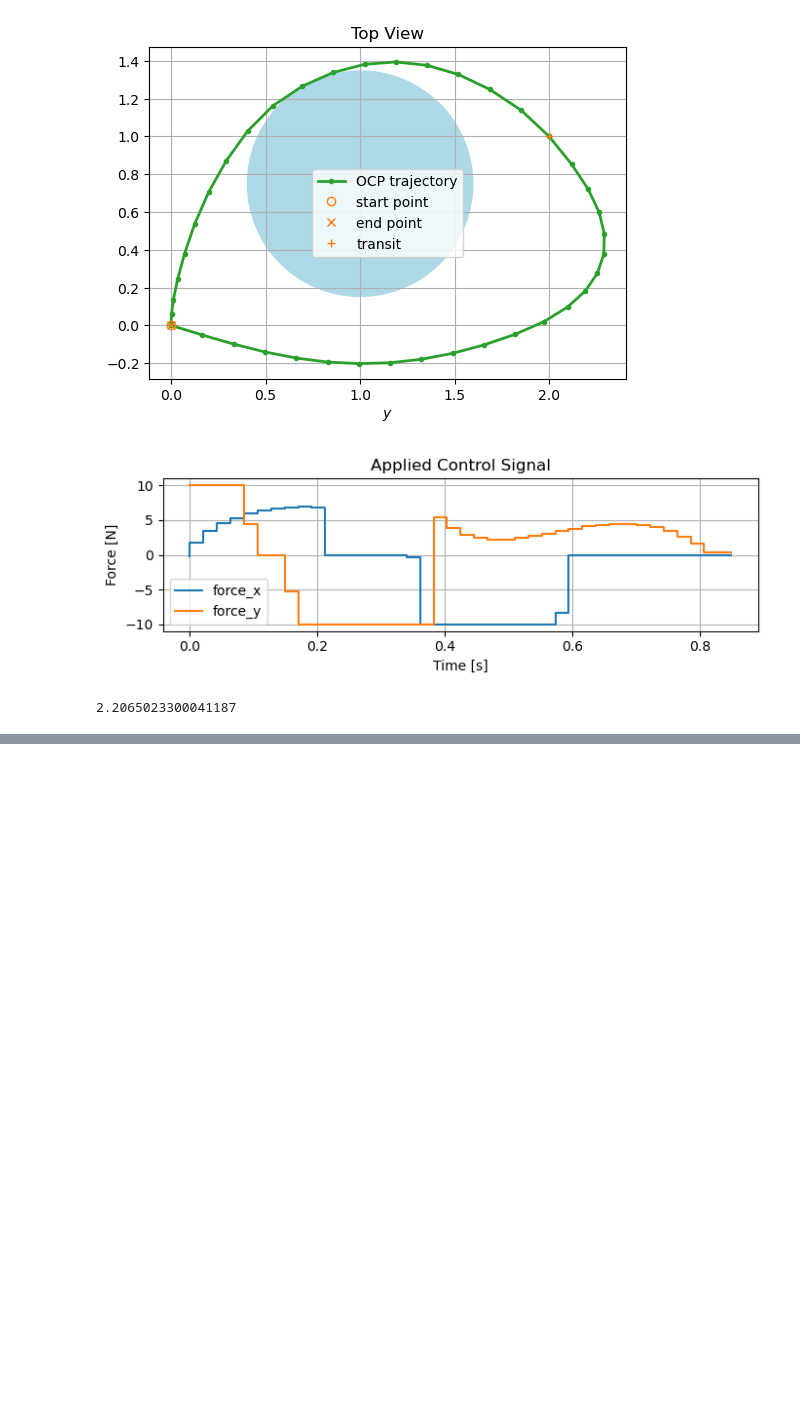
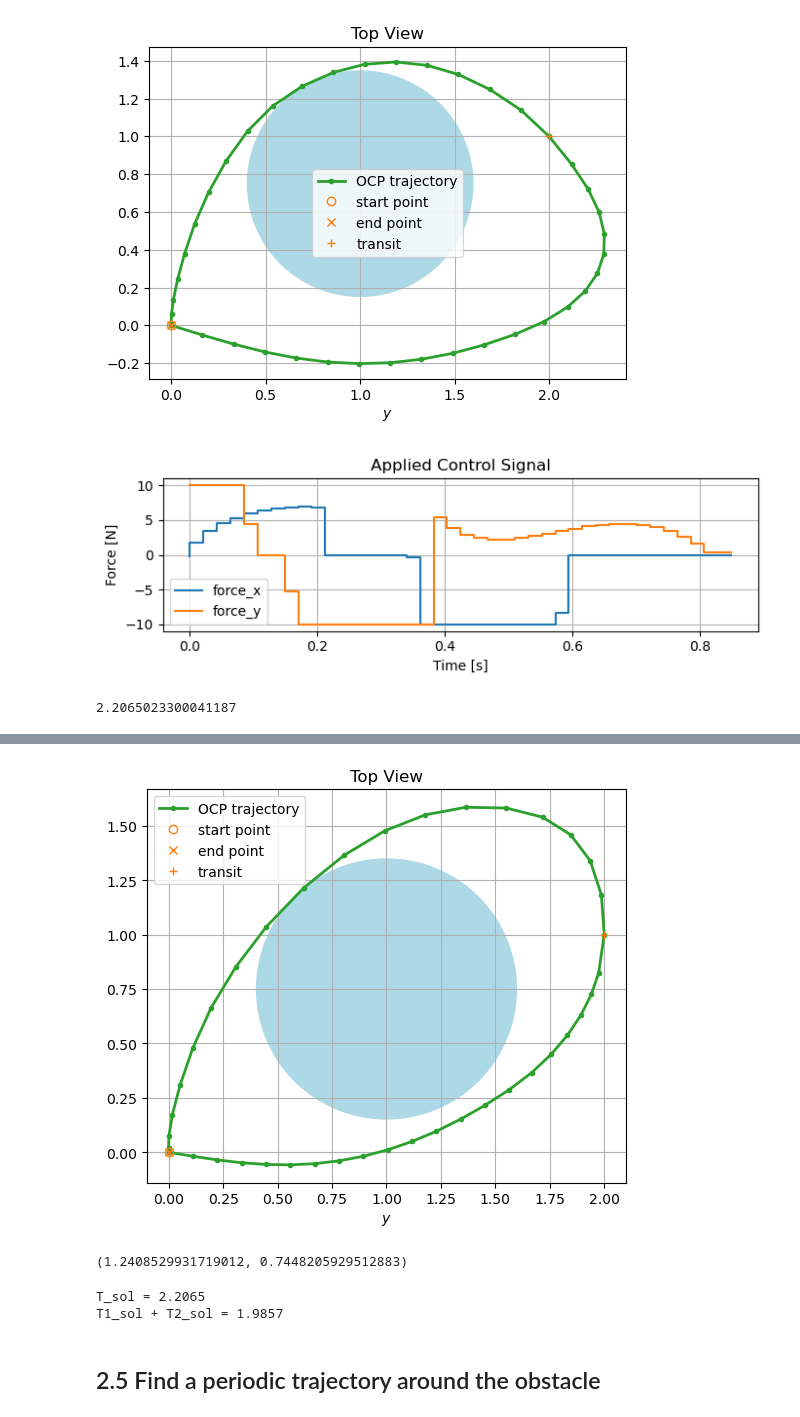
Before and after one commit to billtubbs/casadi-examples, a Jupyter notebook: 09-Time-Optimal-Control.ipynb, the cells around one changed output, grey strips where cells are left out. Drawn from its saved outputs; the diff is of its cells as text; code cells hidden in the pictures; blank space fills up the shorter version.

```diff
--- a/09-Time-Optimal-Control.ipynb
+++ b/09-Time-Optimal-Control.ipynb
@@ -1257,0 +1355,29 @@ assert round(T_sol, 4) == 2.2065
+# %%
+start_pos = [0, 0]
+start_vel = [0, 0]
+k_transit = 19
+transit_pos = [2, 1]
+end_pos = start_pos
+N1 = 20
+N2 = 20
+N = N1 + N2
+
+opti, T1, T2, U, X, obstacle_constraints = obstacle_avoidance_problem_2_stages(
+    F,
+    start_pos,
+    end_pos,
+    obstacle_centre,
+    obstacle_radius,
+    N1=N1,
+    N2=N2,
+    start_vel=[0, 0],
+    T_max=3.0,
+    k_transit=k_transit,
+    transit_pos=transit_pos
+)
+
+# Initial condition from solution file
+opti.set_initial(X[0, :], cas.cos(-np.linspace(0, 2*cas.pi, N+1)-cas.pi) + obstacle_centre[0])
+opti.set_initial(X[1, :], cas.sin(-np.linspace(0, 2*cas.pi, N+1)-cas.pi) + obstacle_centre[1])
+
+sol = opti.solve()
@@ -1257,0 +1402,27 @@ assert round(T_sol, 4) == 2.2065
+# %%
+x_sol = sol.value(X)
+ax = make_trajectory_plot_with_obstacle(
+    x_sol, start_pos, end_pos,
+    obstacle_centre, obstacle_radius,
+    transit_pos=transit_pos
+)
+plt.tight_layout()
+filename = 'toc_sol_2_4_top_view.pdf'
+plt.savefig(os.path.join(plot_dir, filename))
+plt.show()
+# %% [output]
+[figure, added]
+# %%
+T1_sol = sol.value(T1)
+T2_sol = sol.value(T2)
+T1_sol, T2_sol
+# %% [output]
+(1.2408529931719012, 0.7448205929512883)
+# %%
+print(f"{T_sol = :.4f}\n{T1_sol + T2_sol = :.4f}")
+assert round(T_sol - (T1_sol + T2_sol), 4) == 0.2208
+# %% [output]
+T_sol = 2.2065
+T1_sol + T2_sol = 1.9857
+# %% [markdown]
+## 2.5 Find a periodic trajectory around the obstacle
```
Also changed, not shown: parts of 14 cells of this notebook.
